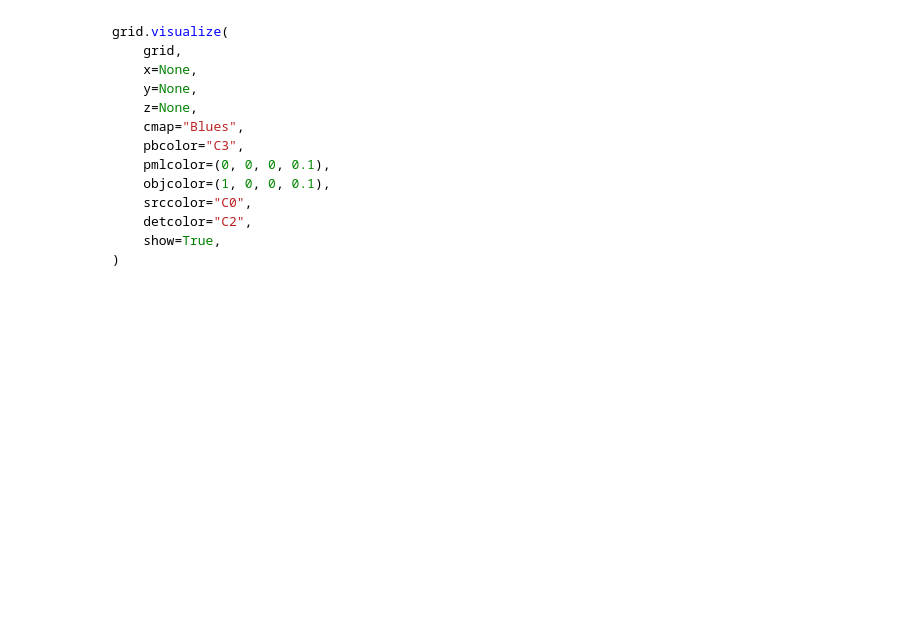
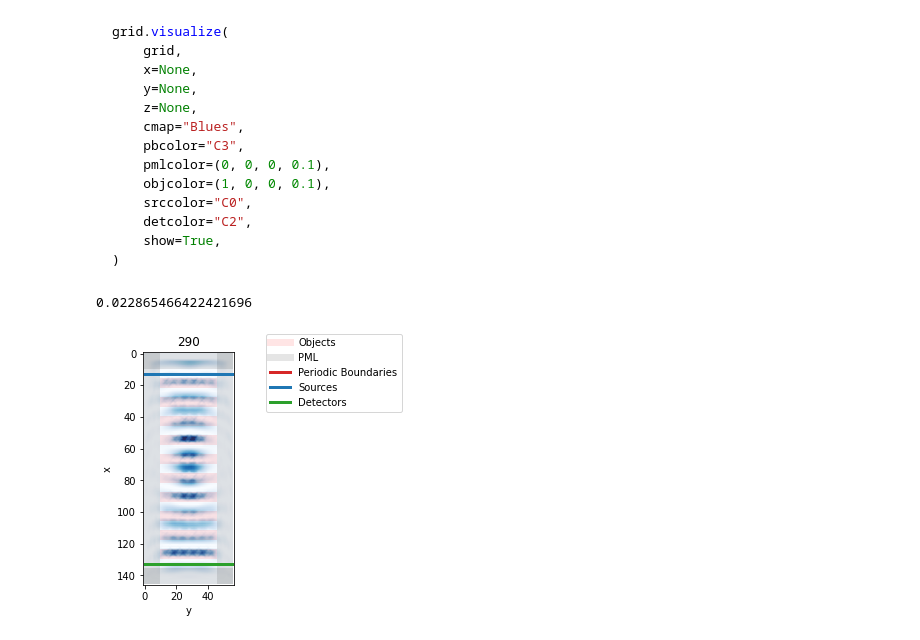
Before and after one commit to tornikeo/fe_vortex_optic_gates, a Jupyter notebook: fdtd-simulation.ipynb, the cells around one changed output. Drawn from its saved outputs; the diff is of its cells as text; code cells hidden in the pictures; blank space fills up the shorter version.

Commit message:
Kaggle Notebook | fdtd-simulation | Version 8

````diff
--- a/fdtd-simulation.ipynb
+++ b/fdtd-simulation.ipynb
@@ -219,2 +227,3 @@ grid.save_simulation('first_run')
 # %%
-grid.run(total_time=100)
+grid.reset()
+grid.run(total_time=1000)
@@ -223,5 +230,3 @@ ValueError: non-broadcastable output operand with shape (6,6,1,3) doesn't match
-# %%
-grid.run(1000)
 # %% [markdown]
 ```python
 grid.visualize(
@@ -243,0 +246,41 @@ grid.visualize(z=0, show=True)
+# %%
+grid.E.max()
+# %% [output]
+0.022865466422421696
+# %%
+simfolder = grid.save_simulation()  # initializing environment to save simulation data
+# %%
+import os
+with open(os.path.join(simfolder, "grid.txt"), "w") as f:
+    f.write(str(grid))
+    wavelength = 3e8/grid.source.frequency
+    wavelengthUnits = wavelength/grid.grid_spacing
+    GD = np.array([grid.x, grid.y, grid.z])
+    gridRange = [np.arange(x/grid.grid_spacing) for x in GD]
+    objectRange = np.array([[gridRange[0][x.x], gridRange[1][x.y], gridRange[2][x.z]] for x in grid.objects], dtype=object).T
+    f.write("\n\nGrid details (in wavelength scale):")
+    f.write("\n\tGrid dimensions: ")
+    f.write(str(GD/wavelength))
+    f.write("\n\tSource dimensions: ")
+    f.write(str(np.array([grid.source.x[-1] - grid.source.x[0] + 1, grid.source.y[-1] - grid.source.y[0] + 1, grid.source.z[-1] - grid.source.z[0] + 1])/wavelengthUnits))
+    f.write("\n\tObject dimensions: ")
+    f.write(str([(max(map(max, x)) - min(map(min, x)) + 1)/wavelengthUnits for x in objectRange]))
+# %%
+from IPython.display import clear_output # only necessary in jupyter notebooks
+grid.reset()
+for i in range(300):
+    grid.step()  # running simulation 1 timestep a time and animating
+    if i % 10 == 0:
+        # saving frames during visualization
+        plt.figure(figsize=(15,2))
+        grid.visualize(z=0,
+                       animate=True,
+                       index=i,
+                       save=True,
+                       folder=simfolder)
+        plt.title(f"{i:3.0f}")
+        clear_output(wait=True) # only necessary in jupyter notebooks
+
+grid.save_data()  # saving detector readings
+# %% [output]
+[figure, added]
````
Also changed, not shown: parts of 12 cells of this notebook.
